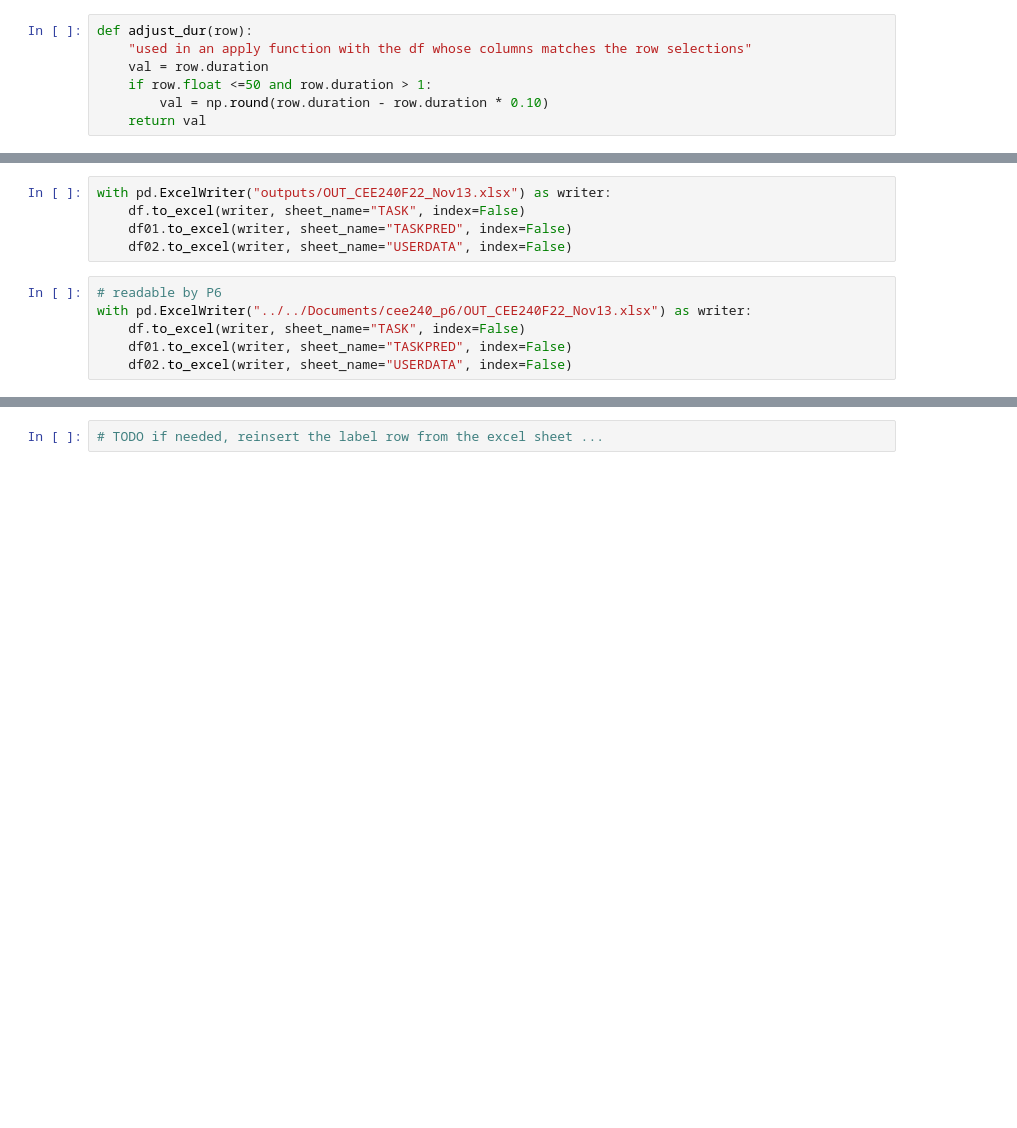
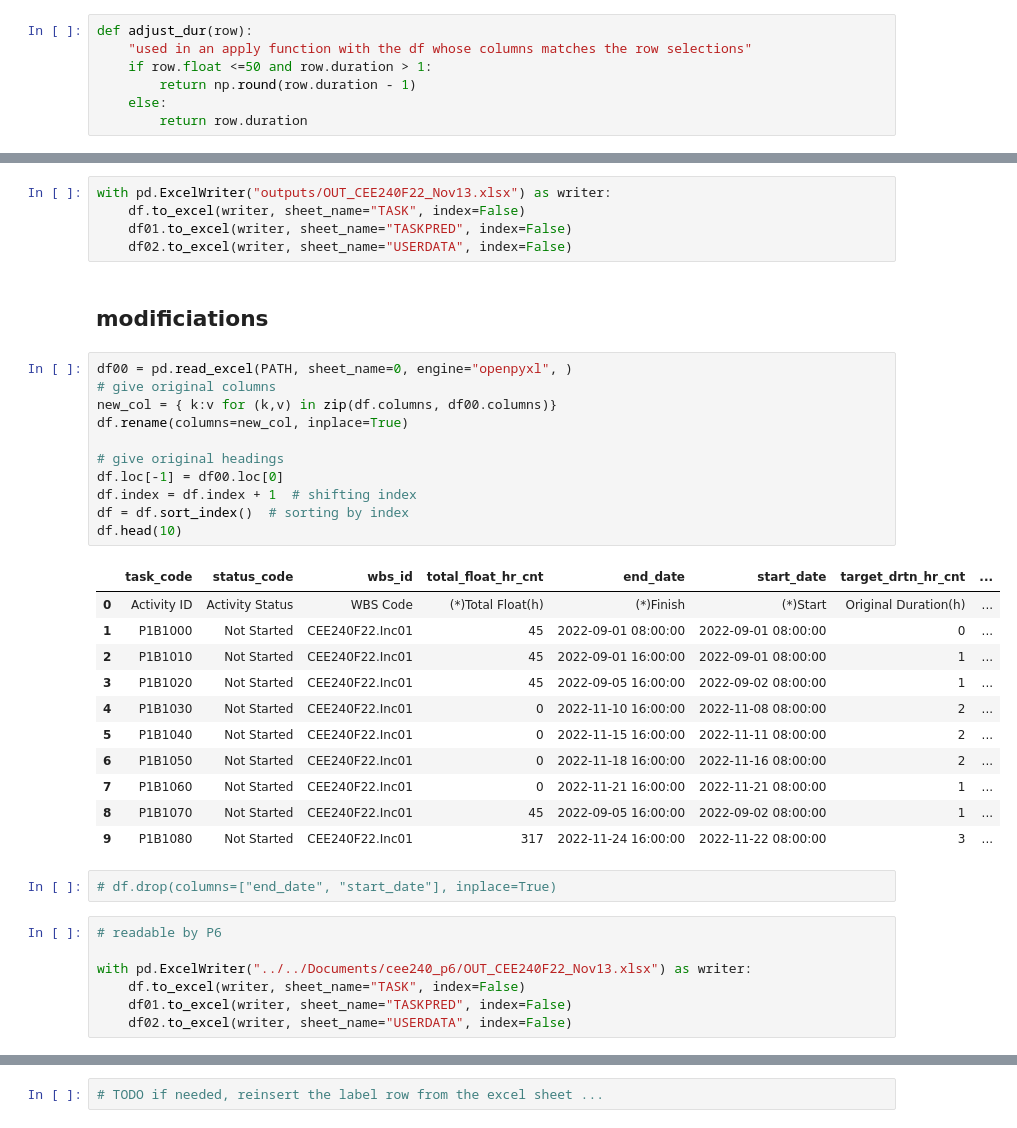
Before and after one commit to juliet29/cee240, a Jupyter notebook: code/p6_milestones.ipynb, the cells around one changed output, grey strips where cells are left out. Drawn from its saved outputs; the diff is of its cells as text; blank space fills up the shorter version.

```diff
--- a/code/p6_milestones.ipynb
+++ b/code/p6_milestones.ipynb
@@ -58,7 +63,7 @@ ic| curr_dur_days - shave_days: 685
 # %%
 def adjust_dur(row):
     "used in an apply function with the df whose columns matches the row selections"
-    val = row.duration
     if row.float <=50 and row.duration > 1:
-        val = np.round(row.duration - row.duration * 0.10)
-    return val
+        return np.round(row.duration - 1)
+    else:
+        return row.duration
@@ -81,8 +86,36 @@ with pd.ExcelWriter("outputs/OUT_CEE240F22_Nov13.xlsx") as writer:
     df.to_excel(writer, sheet_name="TASK", index=False)
     df01.to_excel(writer, sheet_name="TASKPRED", index=False)
     df02.to_excel(writer, sheet_name="USERDATA", index=False)
+# %% [markdown]
+## modificiations
+# %%
+df00 = pd.read_excel(PATH, sheet_name=0, engine="openpyxl", )
+# give original columns
+new_col = { k:v for (k,v) in zip(df.columns, df00.columns)}
+df.rename(columns=new_col, inplace=True)
+
+# give original headings
+df.loc[-1] = df00.loc[0]
+df.index = df.index + 1  # shifting index
+df = df.sort_index()  # sorting by index
+df.head(10)
+# %% [output]
+|  | task_code | status_code | wbs_id | total_float_hr_cnt | end_date | start_date | target_drtn_hr_cnt | ... |
+| 0 | Activity ID | Activity Status | WBS Code | (*)Total Float(h) | (*)Finish | (*)Start | Original Duration(h) | ... |
+| 1 | P1B1000 | Not Started | CEE240F22.Inc01 | 45 | 2022-09-01 08:00:00 | 2022-09-01 08:00:00 | 0 | ... |
+| 2 | P1B1010 | Not Started | CEE240F22.Inc01 | 45 | 2022-09-01 16:00:00 | 2022-09-01 08:00:00 | 1 | ... |
+| 3 | P1B1020 | Not Started | CEE240F22.Inc01 | 45 | 2022-09-05 16:00:00 | 2022-09-02 08:00:00 | 1 | ... |
+| 4 | P1B1030 | Not Started | CEE240F22.Inc01 | 0 | 2022-11-10 16:00:00 | 2022-11-08 08:00:00 | 2 | ... |
+| 5 | P1B1040 | Not Started | CEE240F22.Inc01 | 0 | 2022-11-15 16:00:00 | 2022-11-11 08:00:00 | 2 | ... |
+| 6 | P1B1050 | Not Started | CEE240F22.Inc01 | 0 | 2022-11-18 16:00:00 | 2022-11-16 08:00:00 | 2 | ... |
+| 7 | P1B1060 | Not Started | CEE240F22.Inc01 | 0 | 2022-11-21 16:00:00 | 2022-11-21 08:00:00 | 1 | ... |
+| 8 | P1B1070 | Not Started | CEE240F22.Inc01 | 45 | 2022-09-05 16:00:00 | 2022-09-02 08:00:00 | 1 | ... |
+| 9 | P1B1080 | Not Started | CEE240F22.Inc01 | 317 | 2022-11-24 16:00:00 | 2022-11-22 08:00:00 | 3 | ... |
+# %%
+# df.drop(columns=["end_date", "start_date"], inplace=True)
 # %%
 # readable by P6
+
 with pd.ExcelWriter("../../Documents/cee240_p6/OUT_CEE240F22_Nov13.xlsx") as writer:
     df.to_excel(writer, sheet_name="TASK", index=False)
     df01.to_excel(writer, sheet_name="TASKPRED", index=False)
```
Also changed, not shown: parts of 6 cells of this notebook, 2 other files.
